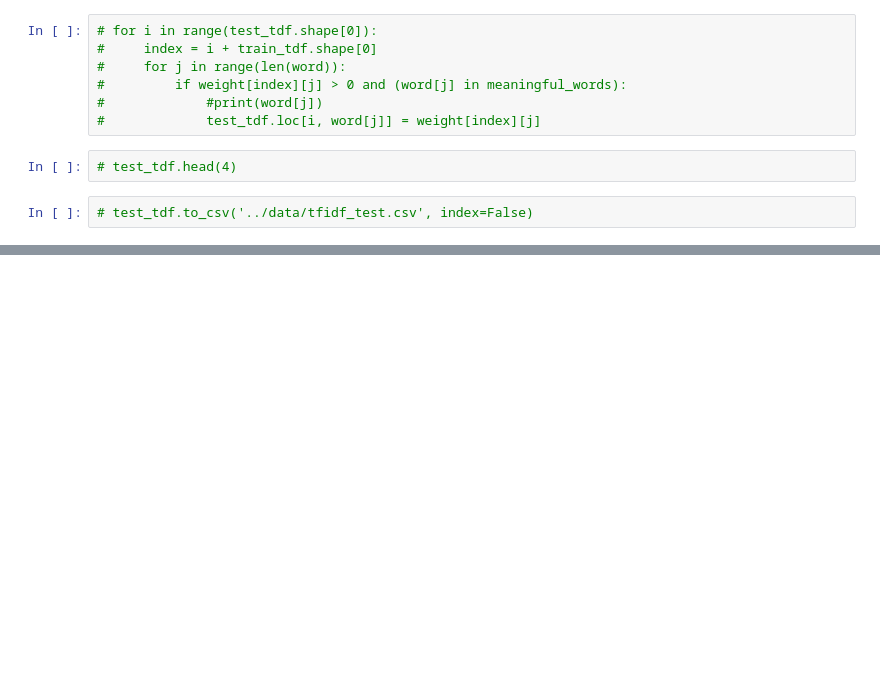
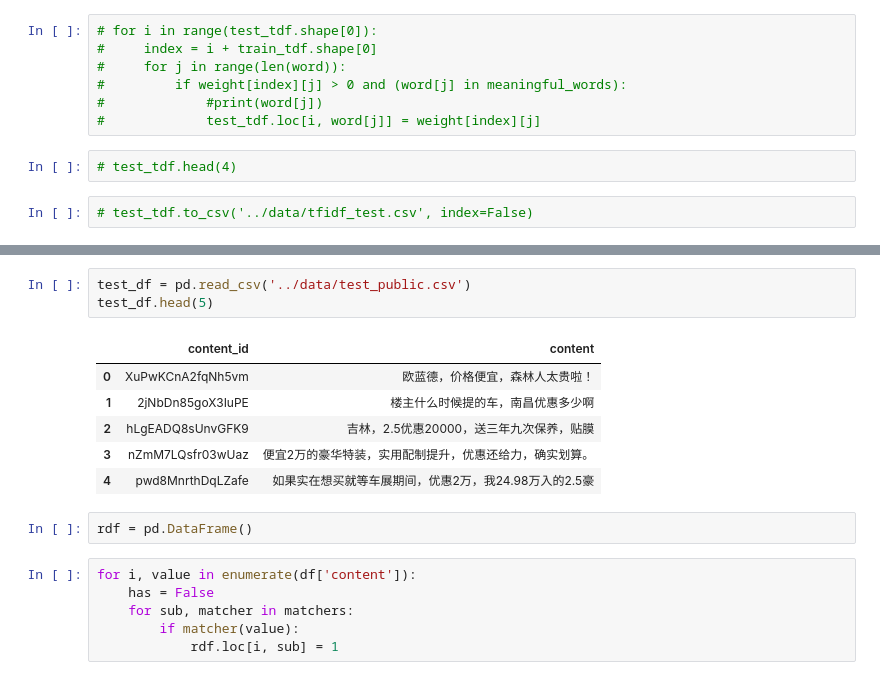
Before and after one commit to light8lee/car, a Jupyter notebook: code/preview.ipynb, the cells around one changed output, grey strips where cells are left out. Saved outputs shown, nothing was run; the diff lists cells and outputs as text; blank space fills up the shorter version.

```diff
--- a/code/preview.ipynb
+++ b/code/preview.ipynb
@@ -246,0 +278,18 @@ test_tdf.to_csv('../data/tfidf_test.csv', index=False)
+# %%
+test_df = pd.read_csv('../data/test_public.csv')
+test_df.head(5)
+# %% [output]
+|  | content_id | content |
+| 0 | XuPwKCnA2fqNh5vm | 欧蓝德，价格便宜，森林人太贵啦！ |
+| 1 | 2jNbDn85goX3IuPE | 楼主什么时候提的车，南昌优惠多少啊 |
+| 2 | hLgEADQ8sUnvGFK9 | 吉林，2.5优惠20000，送三年九次保养，贴膜 |
+| 3 | nZmM7LQsfr03wUaz | 便宜2万的豪华特装，实用配制提升，优惠还给力，确实划算。 |
+| 4 | pwd8MnrthDqLZafe | 如果实在想买就等车展期间，优惠2万，我24.98万入的2.5豪 |
+# %%
+rdf = pd.DataFrame()
+# %%
+for i, value in enumerate(df['content']):
+    has = False
+    for sub, matcher in matchers:
+        if matcher(value):
+            rdf.loc[i, sub] = 1
```
Also changed, not shown: parts of 21 cells of this notebook, 3 other files.
